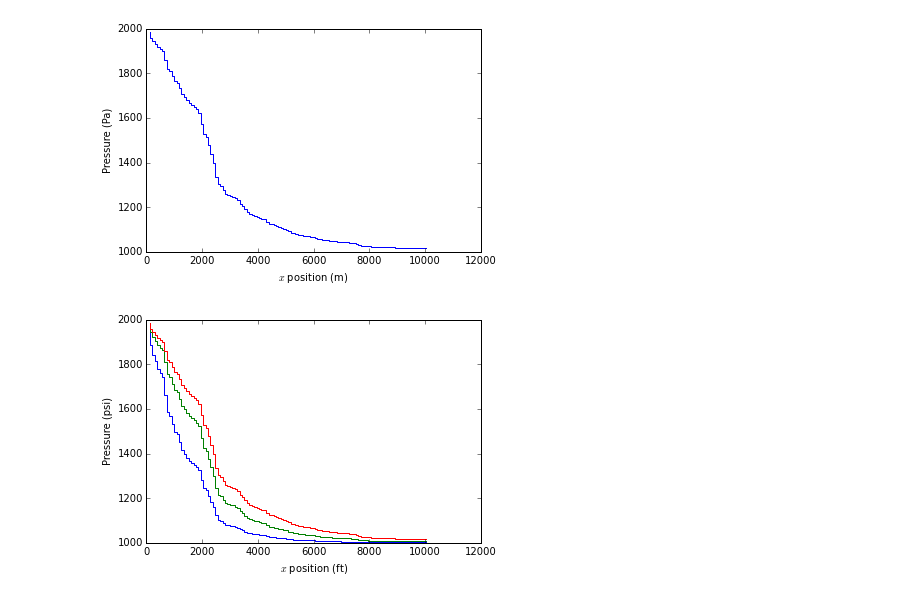
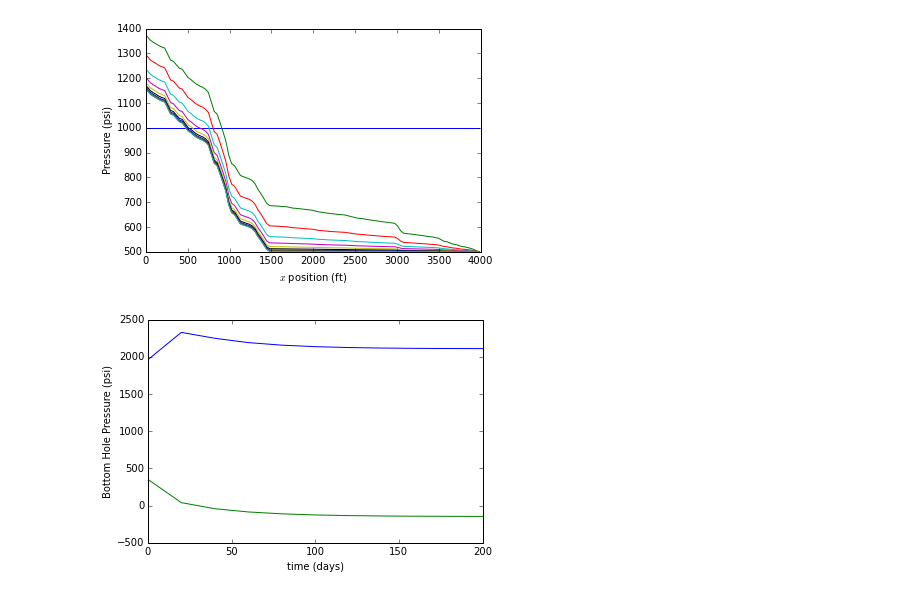
Before and after one commit to johntfoster/PGE323M-HW4, a Jupyter notebook: HW4.ipynb, the cells around one changed output. Drawn from its saved outputs; the diff is of its cells as text; code cells hidden in the pictures.

```diff
--- a/HW4.ipynb
+++ b/HW4.ipynb
@@ -3,13 +3,13 @@ from HW4 import HW4
 
 problem = HW4('HW4.in')
 # %%
-problem.run(plot_freq=1)
+problem.run(plot_freq=20)
 # %%
 %matplotlib inline
-problem.plot_last(x_unit='m',y_unit='Pa')
+problem.plot()
 # %% [output]
-[figure, old version]
+[figure, new version]
 # %%
-problem.plot_all()
+problem.plot_BHP()
 # %% [output]
-[figure, old version]
+[figure, new version]
```
Also changed, not shown: 2 other files.
